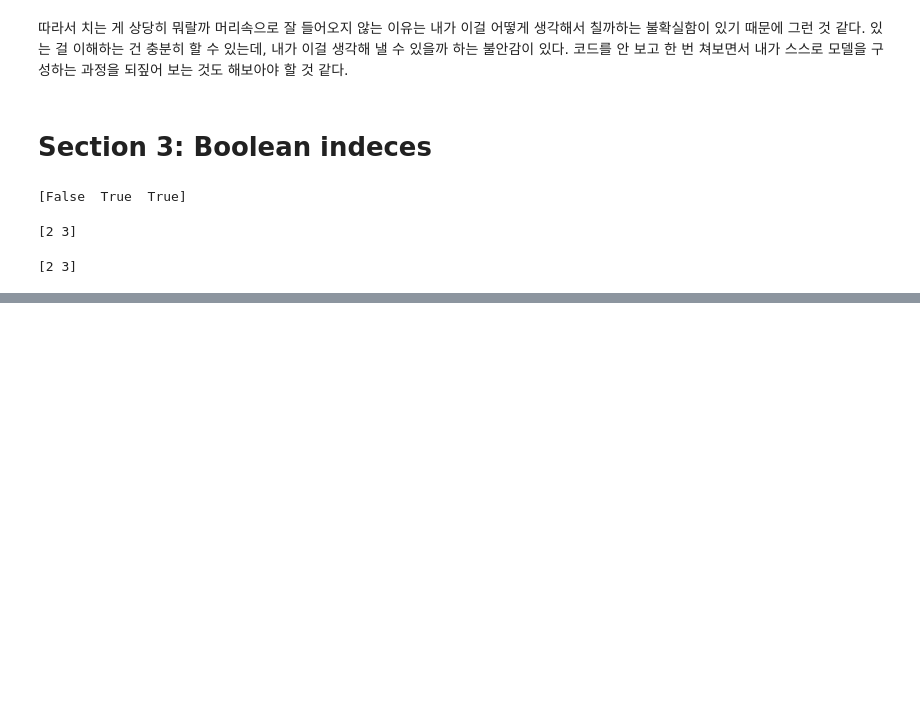
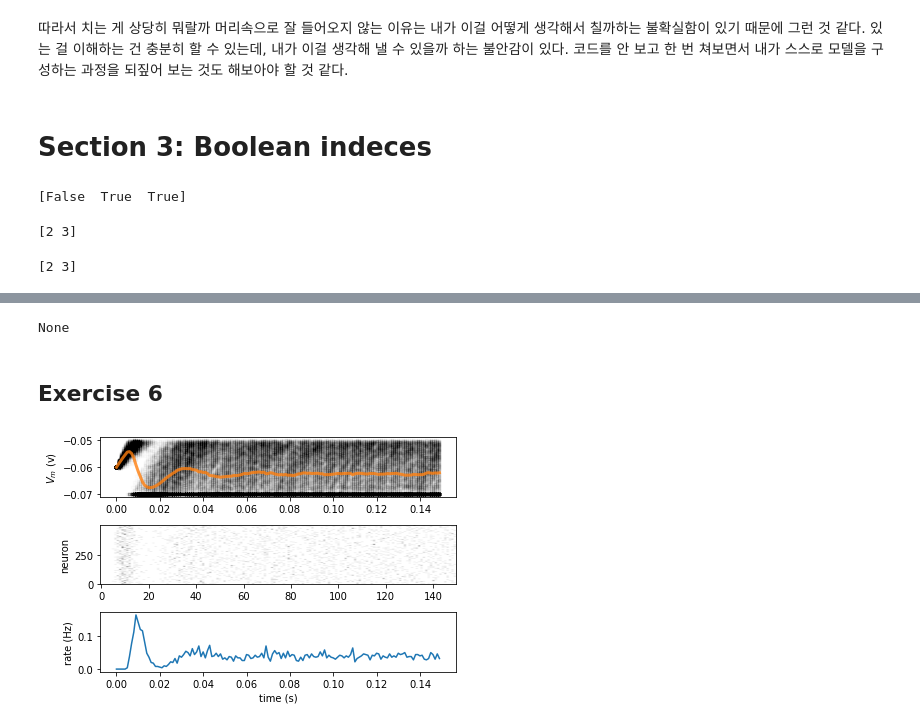
Before and after one commit to withjungjh/My-Neuromatch-Academy, a Jupyter notebook: 02_정진환_LIFtutorial2.ipynb, the cells around one changed output, grey strips where cells are left out. Drawn from its saved outputs; the diff is of its cells as text; code cells hidden in the pictures; blank space fills up the shorter version.

```diff
--- a/02_정진환_LIFtutorial2.ipynb
+++ b/02_정진환_LIFtutorial2.ipynb
@@ -254,0 +518,8 @@ ndarray에서 "+" 연산은 함께 다른 argument의 모든 element에 적용
+# %%
+def mysum(a, b):
+  c = a*b
+print(mysum(1, 2))
+# %% [output]
+None
+# %% [markdown]
+## Exercise 6
@@ -254,0 +573,29 @@ ndarray에서 "+" 연산은 함께 다른 argument의 모든 element에 적용
+# %%
+np.random.seed(2020)
+
+t_range = np.arange(0, t_max, dt)
+step_end = len(t_range)
+n = 500
+v_n = el * np.ones([n, step_end])
+i = i_mean * (1 + 0.1 * (t_max / dt)**0.5 * (2 * np.random.random([n, step_end])-1))
+
+raster = np.zeros([n, step_end])
+
+mu = 0.01
+sigma = 0.007
+t_ref = mu + sigma*np.random.normal(size=n)
+t_ref[t_ref<0] = 0
+last_spike = -t_ref * np.ones([n])
+
+for step, t in enumerate(t_range):
+  if step == 0:
+    continue
+  v_n[:, step] = ode_step(v_n[:, step-1], i[:, step], dt)
+  v_n[:, step], spiked = spike_clamp(v_n[:, step], t - last_spike)
+
+  raster[spiked, step] = 1.
+  last_spike[spiked] = t
+
+plot_all(t_range, v_n, raster=raster)
+# %% [output]
+[figure, added]
```
Also changed, not shown: parts of 39 cells of this notebook.
